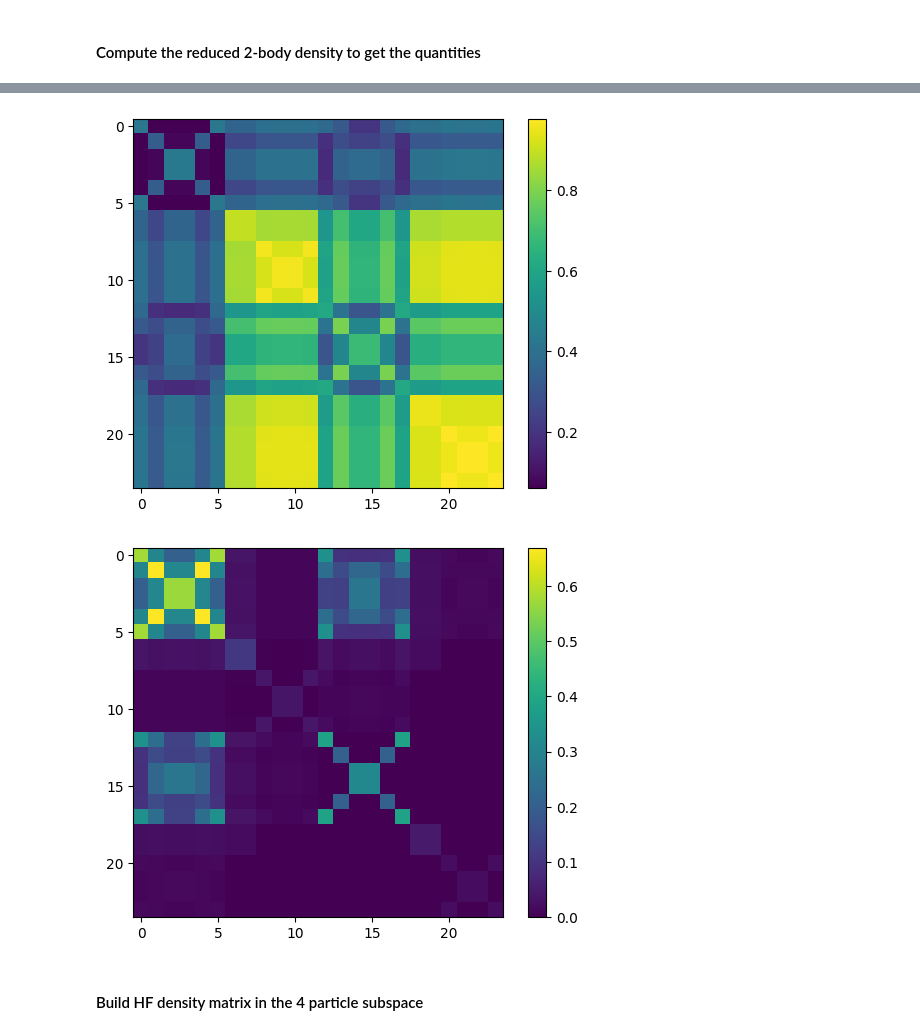
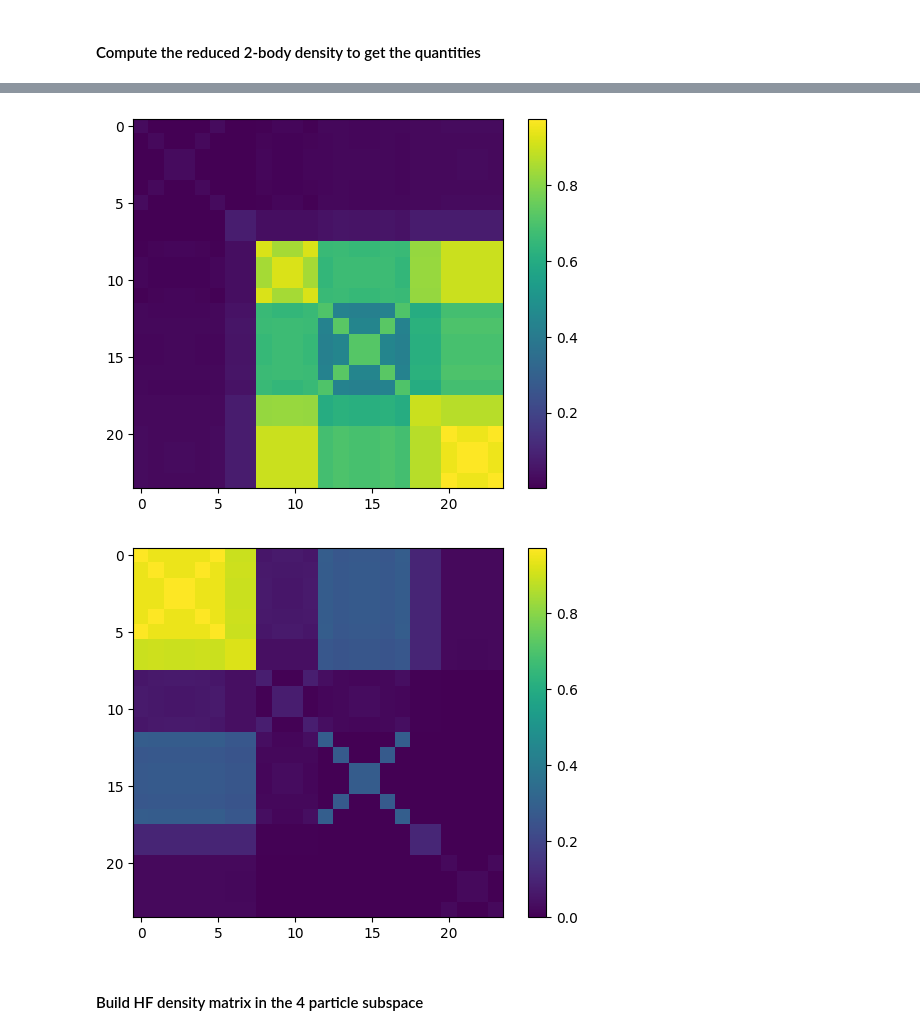
Before and after one commit to emacosta95/3rdQA4NSM, a Jupyter notebook: BrillouinWignerAnalysis.ipynb, the cells around one changed output, grey strips where cells are left out. Saved outputs shown, nothing was run; the diff lists cells and outputs as text; code cells hidden in the pictures.

```diff
--- a/BrillouinWignerAnalysis.ipynb
+++ b/BrillouinWignerAnalysis.ipynb
@@ -39,7 +39,7 @@ Set the specific nucleus
 SPS=SingleParticleState(file_name=file_name)
 # set the number of particles
 nparticles_a=4
-nparticles_b=2
+nparticles_b=4
 # get the dimension of each single particle basis
 size_a=SPS.energies.shape[0]//2
 size_b=SPS.energies.shape[0]//2
@@ -2220,33 +2220,35 @@ print(np.sum(full_density_hf[:size_a]),np.sum(full_density_hf[size_a:]))
 # %%
+
+e_qq,psi_qq=eigsh(hamiltonian_qq,k=1,which='SA')
 psi_qq_gs_full_space=QPC.particles2quasiparticles.T @ psi_qq[:,0]
 
 psi_qq_gs_full_space/=np.linalg.norm(psi_qq_gs_full_space)
 
 # twobody density component the vacancy prob
 
 full_density_quasiparticle=np.zeros(len(QPC.couples))
 full_density_hf=np.zeros(size_a+size_b)
 rho_vacuum=np.zeros((size_a+size_b,size_a+size_b))
 rho_full=np.zeros((size_a+size_b,size_a+size_b))
 for a in range(size_a+size_b):
     for b in range(size_a+size_b):
         psi_mod_square=psi_qq_gs_full_space.conj()*psi_qq_gs_full_space
         value_vacuum=np.sum(psi_mod_square*(1-NSMHamiltonian.basis[:,a])*((1-NSMHamiltonian.basis[:,b])))
         value_full=np.sum(psi_mod_square*(NSMHamiltonian.basis[:,a])*((NSMHamiltonian.basis[:,b])))
         rho_vacuum[a,b]=value_vacuum
         rho_full[a,b]=value_full
 
 
 plt.imshow(rho_vacuum)
 plt.colorbar()
 plt.show()
 
 plt.imshow(rho_full)
 plt.colorbar()
 plt.show()
 # %% [output]
-[figure, old version]
+[figure, new version]
-[figure, old version]
+[figure, new version]
 # %% [markdown]
 #### Build HF density matrix in the 4 particle subspace
 # %%
```
Also changed, not shown: parts of 22 cells of this notebook, 6 other files.
